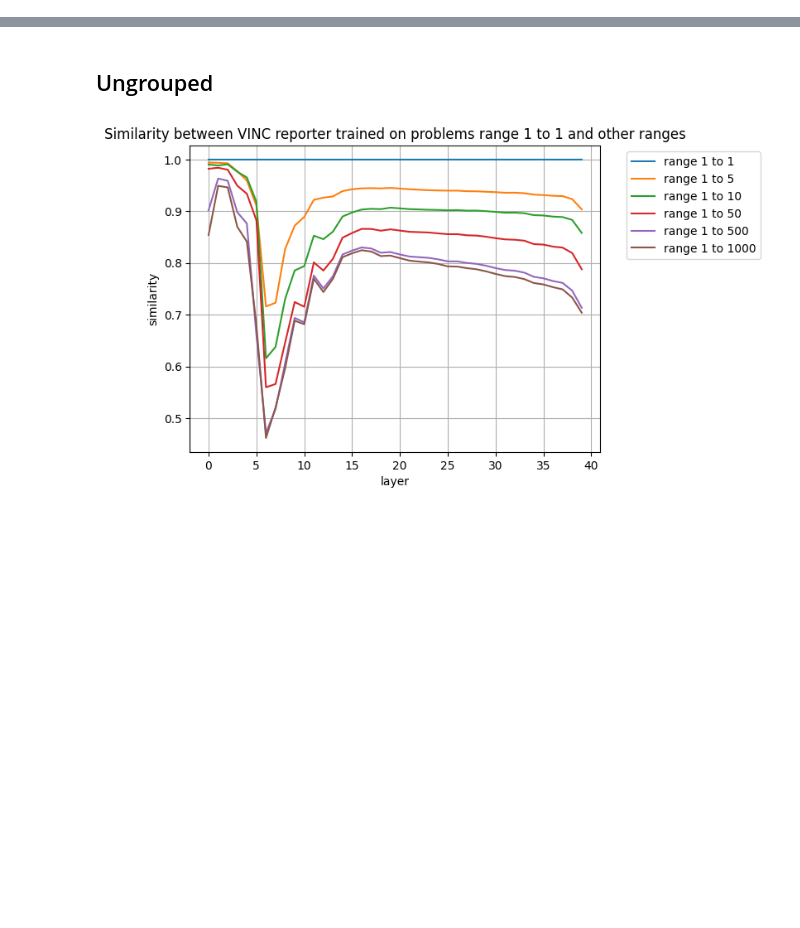
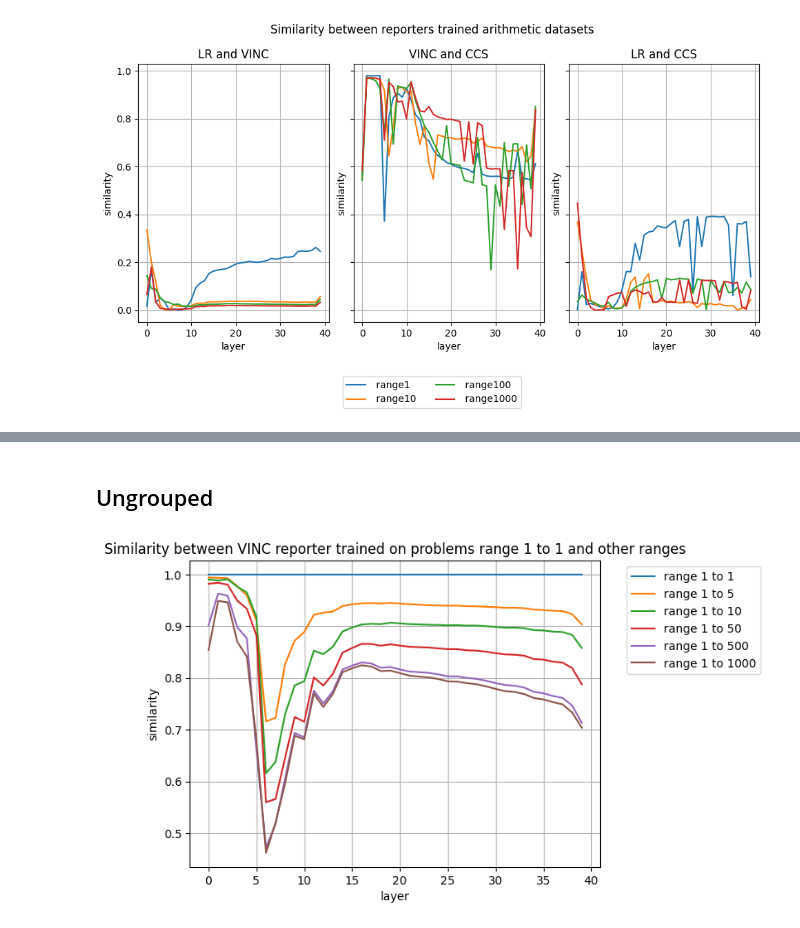
Before and after one commit to EleutherAI/elk, a Jupyter notebook: elk/results/arith_test_similarity.ipynb, the cells around one changed output, grey strips where cells are left out. Drawn from its saved outputs; the diff is of its cells as text; code cells hidden in the pictures; blank space fills up the shorter version.

```diff
--- a/elk/results/arith_test_similarity.ipynb
+++ b/elk/results/arith_test_similarity.ipynb
@@ -81 +128,50 @@ for d in d_array:
+# %%
+fig, axs = plt.subplots(ncols=3, figsize=(10, 5), sharey = True)
+
+# Set big title for the whole figure
+fig.suptitle("Similarity between reporters trained arithmetic datasets")
+
+ax = axs[0]
+ax.set_title(fr"LR and VINC")
+ax.set_xlabel("layer")
+ax.set_ylabel("similarity")
+ax.grid(True)
+
+for d in [1,10,100,1000]:
+
+    dataset = f"arith{d}"
+    ax.plot(layers_arr, np.absolute(sim[(dataset, 'lr-vinc')]), label = f" range{d}")
+
+
+handles, labels = axs[0].get_legend_handles_labels()  # Assuming all subplots have the same legend
+fig.legend(handles, labels, bbox_to_anchor=(0.5,-0.15), loc='lower center', ncol=len(labels)/2)
+
+# Adjust the layout to make room for the legend
+fig.subplots_adjust(bottom = 0.2)
+
+fig.tight_layout(pad=1)
+
+ax = axs[1]
+ax.set_title(fr"VINC and CCS")
+ax.set_xlabel("layer")
+ax.set_ylabel("similarity")
+ax.grid(True)
+
+for d in [1,10,100,1000]:
+
+    dataset = f"arith{d}"
+    ax.plot(layers_arr, np.absolute(sim[(dataset, 'ccs-vinc')]), label = f" range{d}")
+
+ax = axs[2]
+ax.set_title(fr"LR and CCS")
+ax.set_xlabel("layer")
+ax.set_ylabel("similarity")
+ax.grid(True)
+
+for d in [1,10,100,1000]:
+
+    dataset = f"arith{d}"
+    ax.plot(layers_arr, np.absolute(sim[(dataset, 'lr-ccs')]), label = f" range{d}")
+# %% [output]
+[figure, added]
 # %%
```
Also changed, not shown: parts of 6 cells of this notebook, 2 other files.
